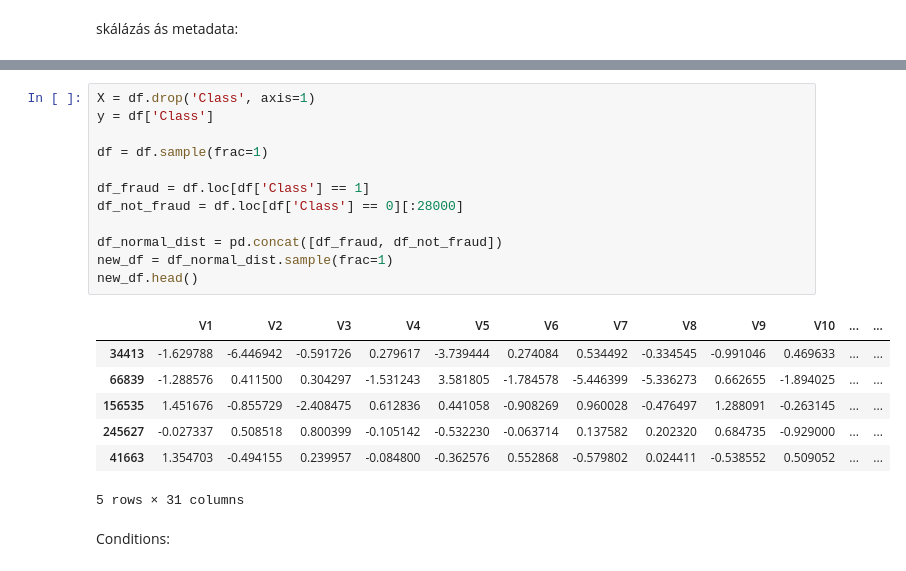
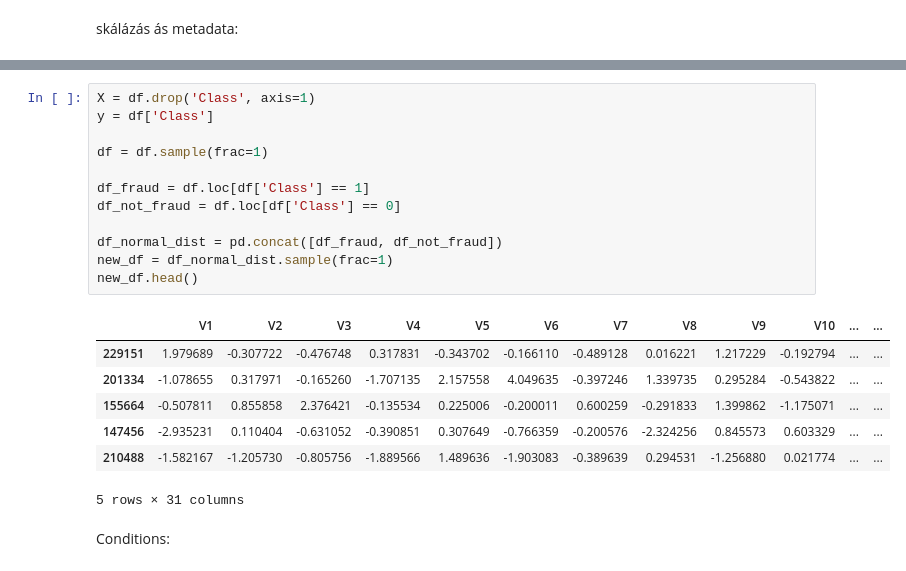
Before and after one commit to allmannd/syntheticdata, a Jupyter notebook: synthetic.ipynb, the cells around one changed output, grey strips where cells are left out. Saved outputs shown, nothing was run; the diff lists cells and outputs as text.

```diff
--- a/synthetic.ipynb
+++ b/synthetic.ipynb
@@ -29,22 +29,22 @@ print(python_dict)
 # %%
 X = df.drop('Class', axis=1)
 y = df['Class']
 
 df = df.sample(frac=1)
 
 df_fraud = df.loc[df['Class'] == 1]
-df_not_fraud = df.loc[df['Class'] == 0][:28000]
+df_not_fraud = df.loc[df['Class'] == 0]
 
 df_normal_dist = pd.concat([df_fraud, df_not_fraud])
 new_df = df_normal_dist.sample(frac=1)
 new_df.head()
 # %% [output]
 |  | V1 | V2 | V3 | V4 | V5 | V6 | V7 | V8 | V9 | V10 | ... | ... |
-| 34413 | -1.629788 | -6.446942 | -0.591726 | 0.279617 | -3.739444 | 0.274084 | 0.534492 | -0.334545 | -0.991046 | 0.469633 | ... | ... |
-| 66839 | -1.288576 | 0.411500 | 0.304297 | -1.531243 | 3.581805 | -1.784578 | -5.446399 | -5.336273 | 0.662655 | -1.894025 | ... | ... |
-| 156535 | 1.451676 | -0.855729 | -2.408475 | 0.612836 | 0.441058 | -0.908269 | 0.960028 | -0.476497 | 1.288091 | -0.263145 | ... | ... |
-| 245627 | -0.027337 | 0.508518 | 0.800399 | -0.105142 | -0.532230 | -0.063714 | 0.137582 | 0.202320 | 0.684735 | -0.929000 | ... | ... |
-| 41663 | 1.354703 | -0.494155 | 0.239957 | -0.084800 | -0.362576 | 0.552868 | -0.579802 | 0.024411 | -0.538552 | 0.509052 | ... | ... |
+| 229151 | 1.979689 | -0.307722 | -0.476748 | 0.317831 | -0.343702 | -0.166110 | -0.489128 | 0.016221 | 1.217229 | -0.192794 | ... | ... |
+| 201334 | -1.078655 | 0.317971 | -0.165260 | -1.707135 | 2.157558 | 4.049635 | -0.397246 | 1.339735 | 0.295284 | -0.543822 | ... | ... |
+| 155664 | -0.507811 | 0.855858 | 2.376421 | -0.135534 | 0.225006 | -0.200011 | 0.600259 | -0.291833 | 1.399862 | -1.175071 | ... | ... |
+| 147456 | -2.935231 | 0.110404 | -0.631052 | -0.390851 | 0.307649 | -0.766359 | -0.200576 | -2.324256 | 0.845573 | 0.603329 | ... | ... |
+| 210488 | -1.582167 | -1.205730 | -0.805756 | -1.889566 | 1.489636 | -1.903083 | -0.389639 | 0.294531 | -1.256880 | 0.021774 | ... | ... |
 5 rows × 31 columns
 # %% [markdown]
 Conditions:
```
Also changed, not shown: parts of 9 cells of this notebook.
